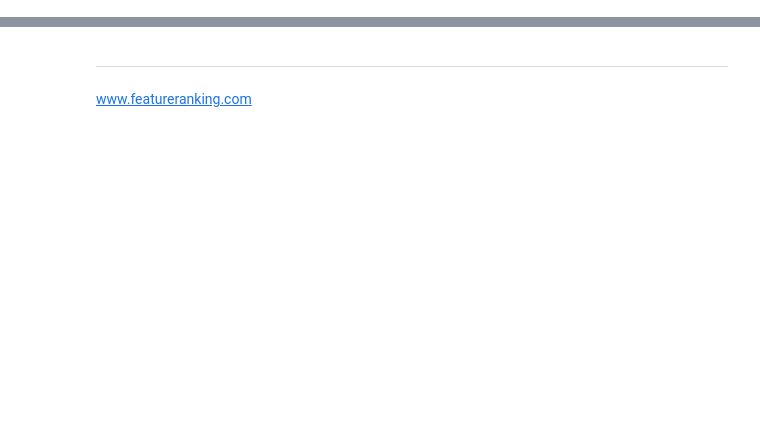
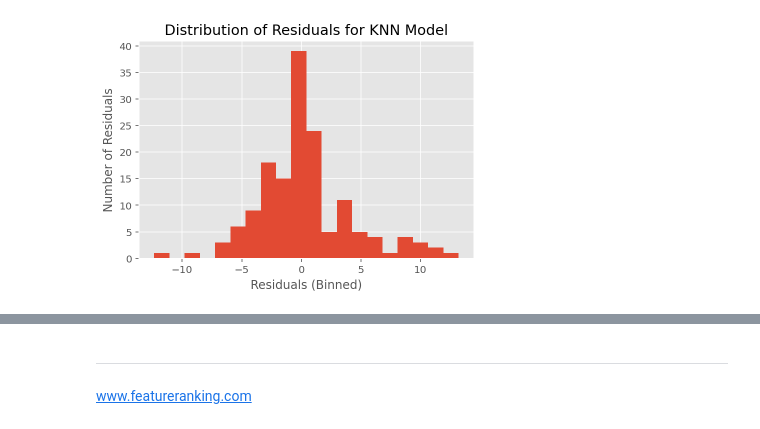
Before and after one commit to akmand/machine_learning_tutorials, a Jupyter notebook: SK3.ipynb, the cells around one changed output, grey strips where cells are left out. Saved outputs shown, nothing was run; the diff lists cells and outputs as text; code cells hidden in the pictures; blank space fills up the shorter version.

```diff
--- a/SK3.ipynb
+++ b/SK3.ipynb
@@ -489,0 +483,3 @@ print(gs.best_score_)
+# %%
+from sklearn.model_selection import RepeatedKFold, GridSearchCV
+cv_method = RepeatedKFold(n_splits=5, n_repeats=3, random_state=999)
@@ -489,0 +497,3 @@ print(gs.best_score_)
+# %%
+models = {'KNN': KNeighborsRegressor(),
+          'DT': tree.DecisionTreeRegressor()}
@@ -489,0 +502,5 @@ print(gs.best_score_)
+# %%
+models_parameters = {'KNN': {'n_neighbors': [1, 2, 3, 4, 5],
+                             'p': [1, 2, 3]},
+                     'DT': {'max_depth': [2, 3, 4],
+                            'min_samples_split': [2, 3, 4, 5]}}
@@ -489,0 +516,12 @@ print(gs.best_score_)
+# %%
+fitted_models = {} # this creates an empty dictionary
+for m in models: # this will loop over the dictionary keys
+    print(f'\nHyperparameter tuning for {m}:')
+    gs = GridSearchCV(estimator=models[m],
+                      param_grid=models_parameters[m],
+                      cv=cv_method,
+                      verbose=1,
+                      scoring='neg_mean_squared_error')
+    gs.fit(D_train, t_train);
+    fitted_models[m] = gs
+    print(f'Best {m} model: {gs.best_params_}')
@@ -489,0 +595,11 @@ print(gs.best_score_)
+# %%
+t_pred_knn = fitted_models['KNN'].predict(D_test)
+residuals_knn = t_test - t_pred_knn
+
+plt.hist(residuals_knn,20)
+plt.xlabel("Residuals (Binned)")
+plt.ylabel("Number of Residuals")
+plt.title("Distribution of Residuals for KNN Model")
+plt.show()
+# %% [output]
+[figure, added]
```
Also changed, not shown: parts of 154 cells of this notebook, 10 other files.
